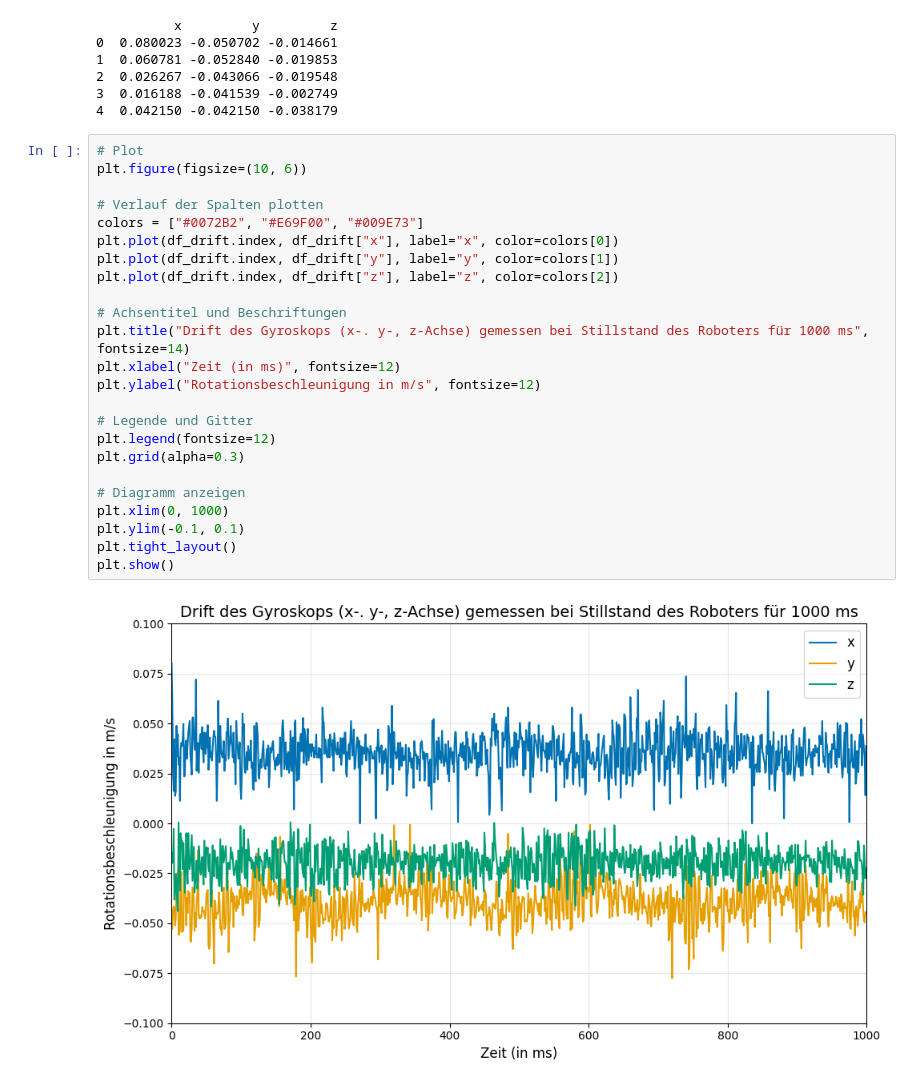
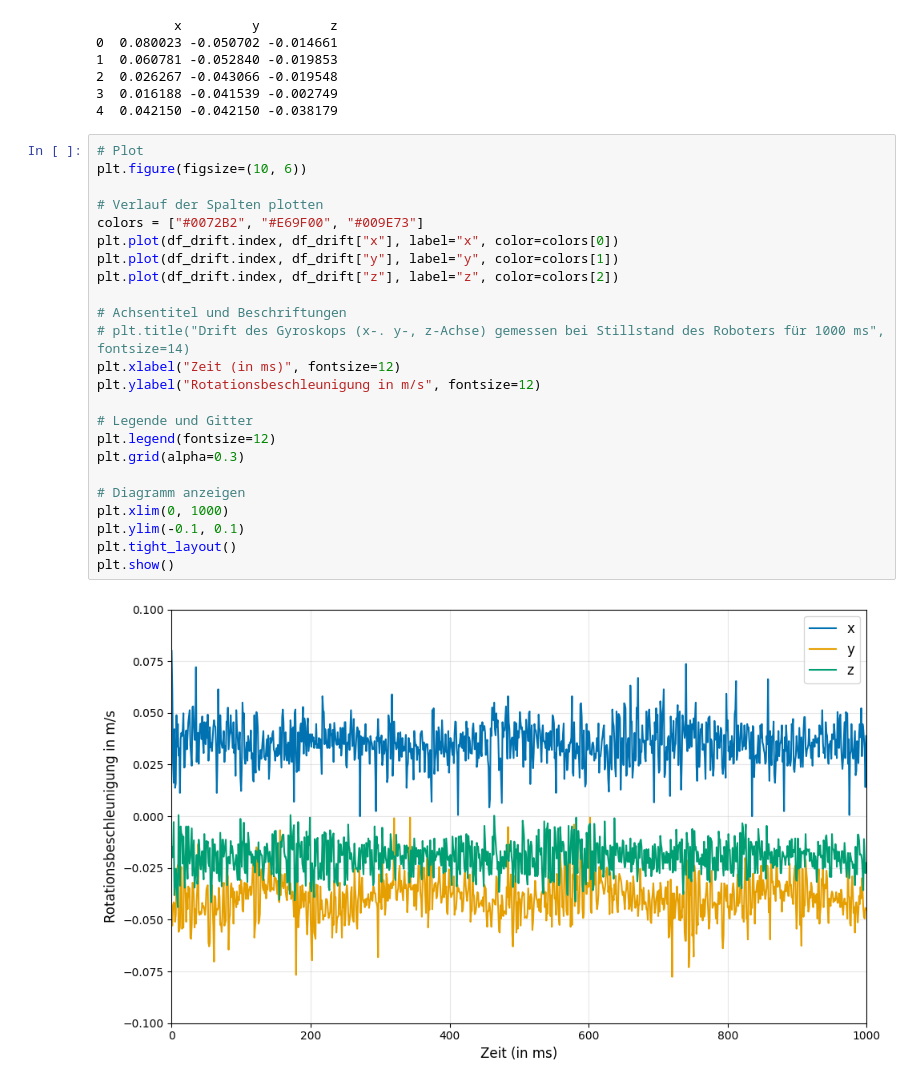
Before and after one commit to charlotte-strg/IMU_Audit, a Jupyter notebook: src/runs_on_pc/ergebnisse_viz.ipynb, the cells around one changed output. Saved outputs shown, nothing was run; the diff lists cells and outputs as text.

```diff
--- a/src/runs_on_pc/ergebnisse_viz.ipynb
+++ b/src/runs_on_pc/ergebnisse_viz.ipynb
@@ -356,29 +356,29 @@ print(df_drift.head())
 # %%
 # Plot
 plt.figure(figsize=(10, 6))
 
 # Verlauf der Spalten plotten
 colors = ["#0072B2", "#E69F00", "#009E73"]
 plt.plot(df_drift.index, df_drift["x"], label="x", color=colors[0])
 plt.plot(df_drift.index, df_drift["y"], label="y", color=colors[1])
 plt.plot(df_drift.index, df_drift["z"], label="z", color=colors[2])
 
 # Achsentitel und Beschriftungen
-plt.title("Drift des Gyroskops (x-. y-, z-Achse) gemessen bei Stillstand des Roboters für 1000 ms", fontsize=14)
+# plt.title("Drift des Gyroskops (x-. y-, z-Achse) gemessen bei Stillstand des Roboters für 1000 ms", fontsize=14)
 plt.xlabel("Zeit (in ms)", fontsize=12)
 plt.ylabel("Rotationsbeschleunigung in m/s", fontsize=12)
 
 # Legende und Gitter
 plt.legend(fontsize=12)
 plt.grid(alpha=0.3)
 
 # Diagramm anzeigen
 plt.xlim(0, 1000)
 plt.ylim(-0.1, 0.1)
 plt.tight_layout()
 plt.show()
 # %% [output]
-[figure, old version]
+[figure, new version]
 # %%
 # gleicher plot aber durchschnittswerte über 1000 ms ermittelt und abgezogen
 
```
Also changed, not shown: parts of 1 cell of this notebook, 11 other files.
